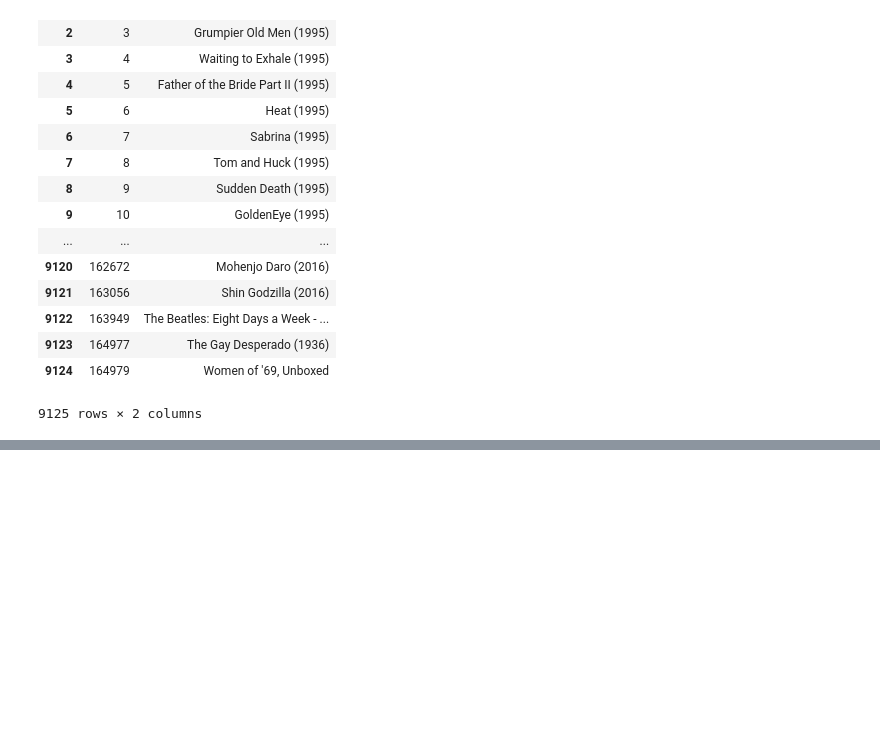
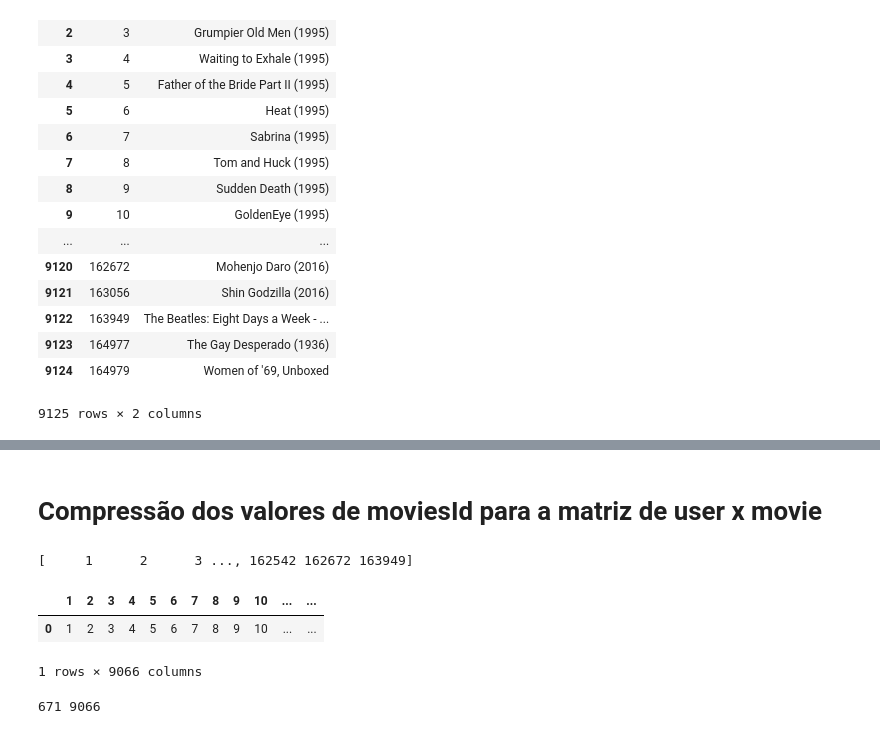
Before and after one commit to rcrs3/recommender-system, a Jupyter notebook: Project.ipynb, the cells around one changed output, grey strips where cells are left out. Cells and saved outputs as stored; diff of their text form; code cells hidden in the pictures; blank space fills up the shorter version.

```diff
--- a/Project.ipynb
+++ b/Project.ipynb
@@ -141,0 +128,30 @@ movies_info
+# %% [markdown]
+# Compressão dos valores de moviesId para a matriz de user x movie
+# %%
+#Compressão dos valores de moviesId para a matriz de user x movie
+index = 1
+movieIds = pd.DataFrame()
+movieIds_reversed = pd.DataFrame()
+
+unique_list = user_rating.movieId.unique()
+unique_list.sort(axis = 0)
+print(unique_list)
+for id in range(len(unique_list)):
+        movieIds[unique_list[id]] = [index]
+        movieIds_reversed[index] = [unique_list[id]]
+        index += 1
+
+movieIds
+#movieIds_reversed
+# %% [output]
+[     1      2      3 ..., 162542 162672 163949]
+|  | 1 | 2 | 3 | 4 | 5 | 6 | 7 | 8 | 9 | 10 | ... | ... |
+| 0 | 1 | 2 | 3 | 4 | 5 | 6 | 7 | 8 | 9 | 10 | ... | ... |
+1 rows × 9066 columns
+# %%
+n_users = user_rating.userId.unique().shape[0]
+n_movies = user_rating.movieId.unique().shape[0]
+print(n_users, n_movies)
+train_data, test_data = train_test_split(user_rating, test_size = 1/3)
+# %% [output]
+671 9066
```
Also changed, not shown: parts of 6 cells of this notebook, 1 other file.
